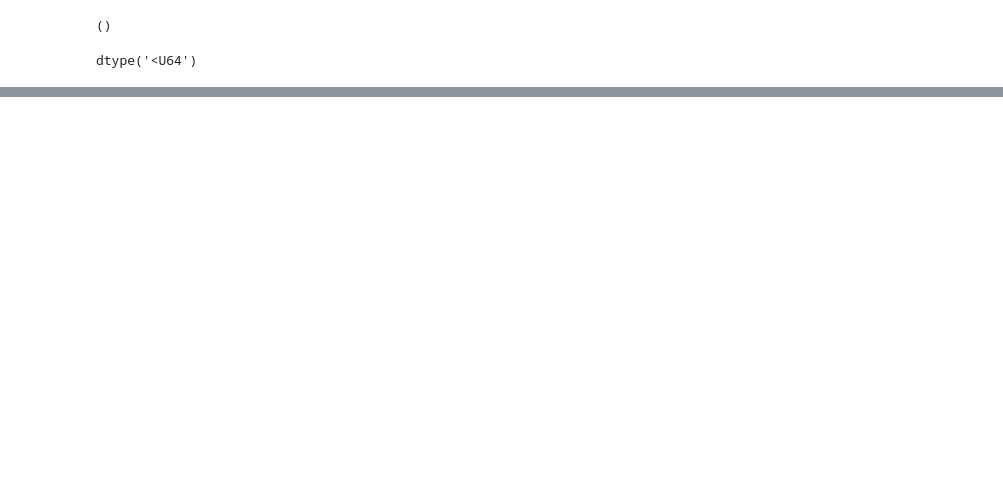
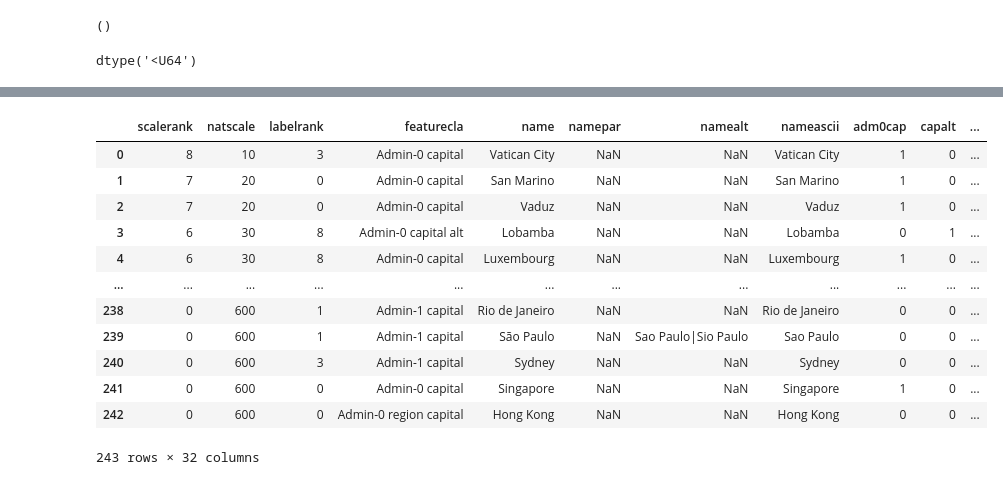
Before and after one commit to bugyardhytio/geo-ds, a Jupyter notebook: Latihan.ipynb, the cells around one changed output, grey strips where cells are left out. Drawn from its saved outputs; the diff is of its cells as text; code cells hidden in the pictures; blank space fills up the shorter version.

```diff
--- a/Latihan.ipynb
+++ b/Latihan.ipynb
@@ -16,0 +37,2 @@ dtype('<U64')
+# %%
+df = gpd.read_file(geodatasets.get_path("naturalearth.cities"))
@@ -16,0 +41,16 @@ dtype('<U64')
+# %%
+df
+# %% [output]
+|  | scalerank | natscale | labelrank | featurecla | name | namepar | namealt | nameascii | adm0cap | capalt | ... |
+| 0 | 8 | 10 | 3 | Admin-0 capital | Vatican City | NaN | NaN | Vatican City | 1 | 0 | ... |
+| 1 | 7 | 20 | 0 | Admin-0 capital | San Marino | NaN | NaN | San Marino | 1 | 0 | ... |
+| 2 | 7 | 20 | 0 | Admin-0 capital | Vaduz | NaN | NaN | Vaduz | 1 | 0 | ... |
+| 3 | 6 | 30 | 8 | Admin-0 capital alt | Lobamba | NaN | NaN | Lobamba | 0 | 1 | ... |
+| 4 | 6 | 30 | 8 | Admin-0 capital | Luxembourg | NaN | NaN | Luxembourg | 1 | 0 | ... |
+| ... | ... | ... | ... | ... | ... | ... | ... | ... | ... | ... | ... |
+| 238 | 0 | 600 | 1 | Admin-1 capital | Rio de Janeiro | NaN | NaN | Rio de Janeiro | 0 | 0 | ... |
+| 239 | 0 | 600 | 1 | Admin-1 capital | São Paulo | NaN | Sao Paulo|Sio Paulo | Sao Paulo | 0 | 0 | ... |
+| 240 | 0 | 600 | 3 | Admin-1 capital | Sydney | NaN | NaN | Sydney | 0 | 0 | ... |
+| 241 | 0 | 600 | 0 | Admin-0 capital | Singapore | NaN | NaN | Singapore | 1 | 0 | ... |
+| 242 | 0 | 600 | 0 | Admin-0 region capital | Hong Kong | NaN | NaN | Hong Kong | 0 | 0 | ... |
+243 rows × 32 columns
```
Also changed, not shown: parts of 3 cells of this notebook.
